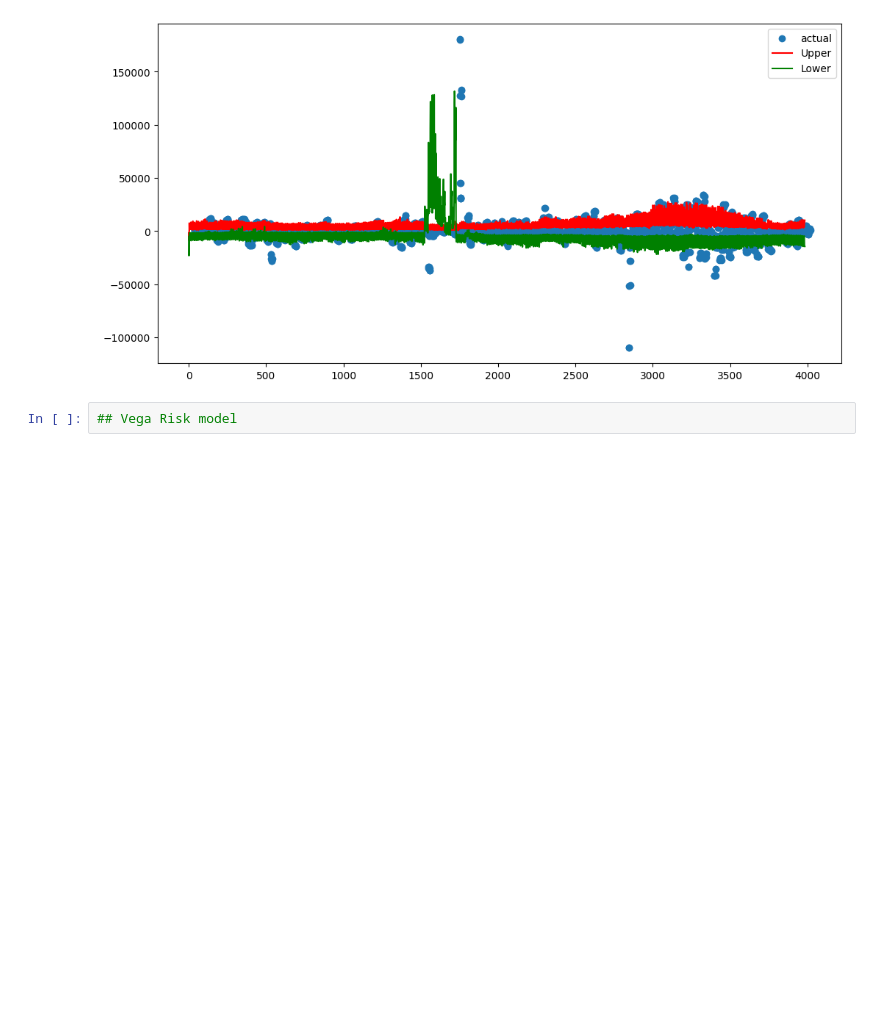
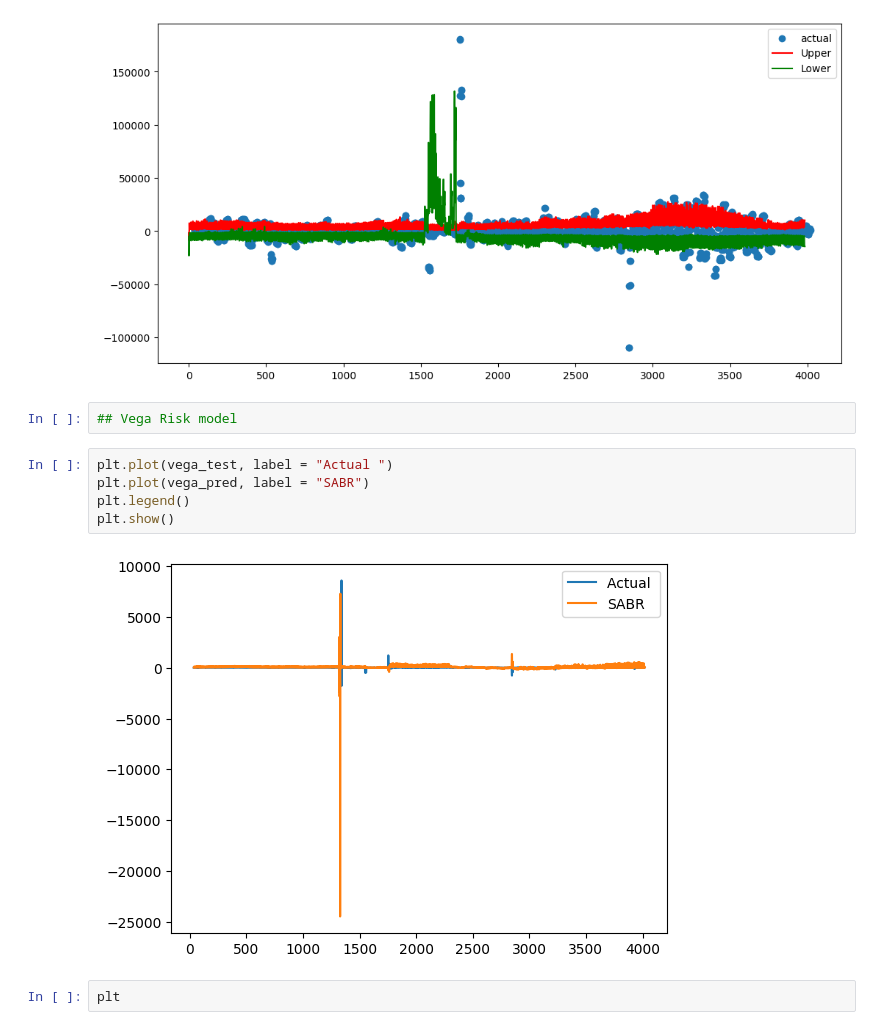
Before and after one commit to jacksonhk/UBS-data, a Jupyter notebook: swapRateModel/IRModel.ipynb, the cells around one changed output. Saved outputs shown, nothing was run; the diff lists cells and outputs as text; blank space fills up the shorter version.

Commit message:
Vega Risk Exposure of SABR Calculated

```diff
--- a/swapRateModel/IRModel.ipynb
+++ b/swapRateModel/IRModel.ipynb
@@ -813,3 +869,12 @@ plt.show()
 [figure]
 # %%
 ## Vega Risk model
+# %%
+plt.plot(vega_test, label = "Actual ")
+plt.plot(vega_pred, label = "SABR")
+plt.legend()
+plt.show()
+# %% [output]
+[figure, added]
+# %%
+plt
```
Also changed, not shown: parts of 11 cells of this notebook.
